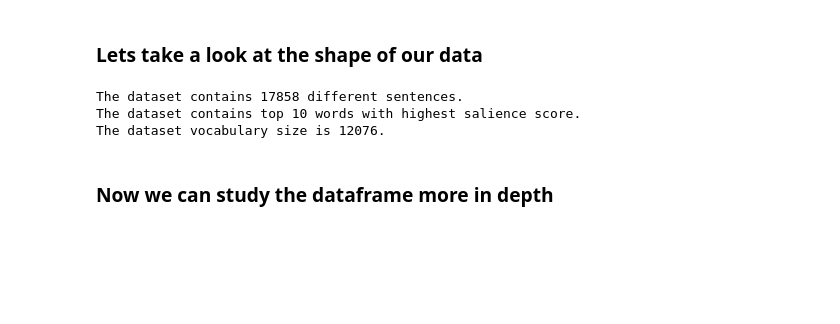
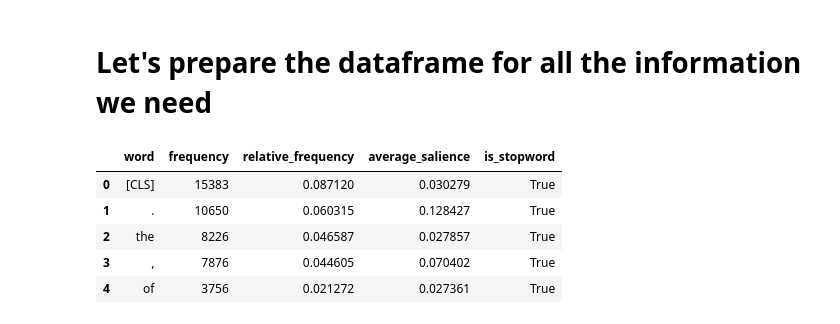
Before and after one commit to marc-gav/MasterThesis, a Jupyter notebook: study_dataset.ipynb, the cells around one changed output. Saved outputs shown, nothing was run; the diff lists cells and outputs as text; code cells hidden in the pictures; blank space fills up the shorter version.

```diff
--- a/study_dataset.ipynb
+++ b/study_dataset.ipynb
@@ -12,13 +23,29 @@ dataset = ClusteredWordsDataset(df)
-# %% [markdown]
-### Lets take a look at the shape of our data
-# %%
-dataset.data.shape
-print(f"The dataset contains {dataset.data.shape[0]} different sentences.")
-print(f"The dataset contains top {dataset.data.shape[1]} words with highest salience score.")
-print(f"The dataset vocabulary size is {dataset.data.shape[2]}.")
-# %% [output]
-The dataset contains 17858 different sentences.
-The dataset contains top 10 words with highest salience score.
-The dataset vocabulary size is 12076.
-# %% [markdown]
-### Now we can study the dataframe more in depth
+# %% [markdown]
+# Let's prepare the dataframe for all the information we need
+# %%
+# Frequency
+df['frequency'] = 1
+df_frequency = df.groupby(['word']).agg({'salience_value': 'mean', 'frequency': 'sum'}).reset_index()
+df_frequency = df_frequency.sort_values(by=['frequency'], ascending=False).reset_index(drop=True)
+df_frequency['relative_frequency'] = df_frequency['frequency'] / df_frequency['frequency'].sum()
+df_frequency['average_salience'] = df_frequency['salience_value']
+df_frequency.drop(columns=['salience_value'], inplace=True)
+
+# Stopwords
+stop_words = stopwords.words("english")
+stop_words.extend(["[CLS]", ["[SEP]"], "[PAD]", "[UNK]"]) # BERT tokens
+# add html tags
+stop_words.extend(['br', '<p>', '</p>', '<br>', '<br/>', '<br />', '<div>', '</div>', '<span>', '</span>', '<li>', '</li>', '<ul>', '</ul>', '<ol>', '</ol>', '<a>', '</a>', '<b>', '</b>', '<i>', '</i>', '<strong>', '</strong>', '<em>', '</em>', '<h1>', '</h1>', '<h2>', '</h2>', '<h3>', '</h3>', '<h4>', '</h4>', '<h5>', '</h5>', '<h6>', '</h6>', '<blockquote>', '</blockquote>', '<pre>', '</pre>', '<code>', '</code>', '<hr>', '<img>', '<table>', '</table>', '<tr>', '</tr>', '<td>', '</td>', '<th>', '</th>', '<caption>', '</caption>', '<thead>', '</thead>', '<tbody>', '</tbody>', '<tfoot>', '</tfoot>', '<form>', '</form>', '<input>', '<textarea>', '</textarea>', '<button>', '</button>', '<select>', '</select>', '<option>', '</option>', '<label>', '</label>', '<fieldset>', '</fieldset>', '<legend>', '</legend>', '<iframe>', '</iframe>', '<link>', '<meta>', '<script>', '</script>', '<style>', '</style>', '<title>', '</title>', '<head>', '</head>', '<body>', '</body>', '<html>', '</html>'])
+stop_words.extend(['<', '>', '#', '/', '!', '?', '(', ')', '[', ']', '{', '}', '=', '+', '-', '*', '&', '^', '%', '$', '@', '~', '`', '|', ';', ':', '"', "'"])
+stop_words.extend(['.', ',', r"'"])
+df_frequency['is_stopword'] = df_frequency['word'].apply(lambda x: x in stop_words)
+
+
+df_frequency.head()
+# %% [output]
+|  | word | frequency | relative_frequency | average_salience | is_stopword |
+| 0 | [CLS] | 15383 | 0.087120 | 0.030279 | True |
+| 1 | . | 10650 | 0.060315 | 0.128427 | True |
+| 2 | the | 8226 | 0.046587 | 0.027857 | True |
+| 3 | , | 7876 | 0.044605 | 0.070402 | True |
+| 4 | of | 3756 | 0.021272 | 0.027361 | True |
```
Also changed, not shown: parts of 20 cells of this notebook.
